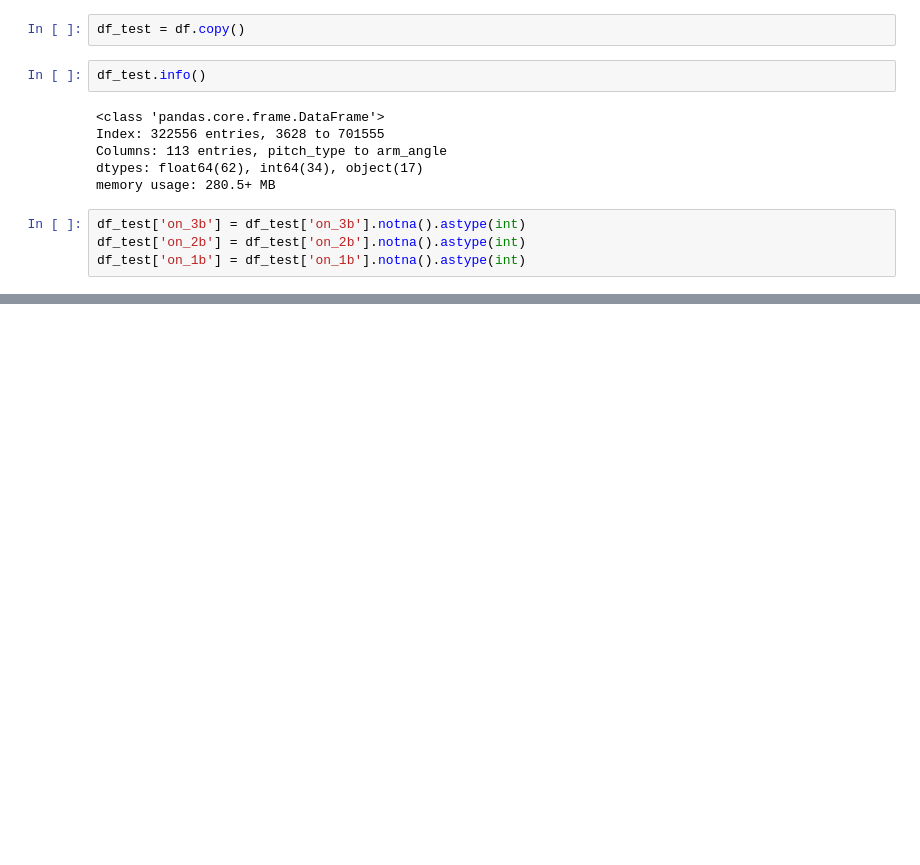
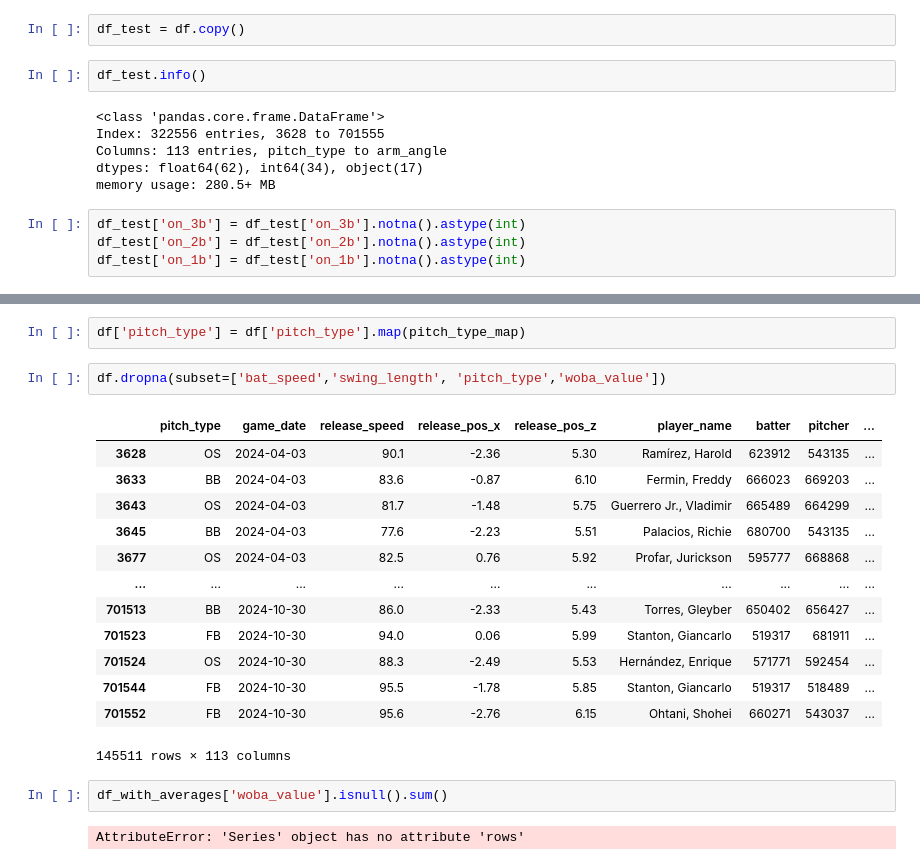
Before and after one commit to matthewbressler/baseballDataChallenge, a Jupyter notebook: Bat_SpeedZScore vs Count.ipynb, the cells around one changed output, grey strips where cells are left out. Cells and saved outputs as stored; diff of their text form; blank space fills up the shorter version.

```diff
--- a/Bat_SpeedZScore vs Count.ipynb
+++ b/Bat_SpeedZScore vs Count.ipynb
@@ -123,0 +236,22 @@ Index: []
+# %%
+df['pitch_type'] = df['pitch_type'].map(pitch_type_map)
+# %%
+df.dropna(subset=['bat_speed','swing_length', 'pitch_type','woba_value'])
+# %% [output]
+|  | pitch_type | game_date | release_speed | release_pos_x | release_pos_z | player_name | batter | pitcher | ... |
+| 3628 | OS | 2024-04-03 | 90.1 | -2.36 | 5.30 | Ramírez, Harold | 623912 | 543135 | ... |
+| 3633 | BB | 2024-04-03 | 83.6 | -0.87 | 6.10 | Fermin, Freddy | 666023 | 669203 | ... |
+| 3643 | OS | 2024-04-03 | 81.7 | -1.48 | 5.75 | Guerrero Jr., Vladimir | 665489 | 664299 | ... |
+| 3645 | BB | 2024-04-03 | 77.6 | -2.23 | 5.51 | Palacios, Richie | 680700 | 543135 | ... |
+| 3677 | OS | 2024-04-03 | 82.5 | 0.76 | 5.92 | Profar, Jurickson | 595777 | 668868 | ... |
+| ... | ... | ... | ... | ... | ... | ... | ... | ... | ... |
+| 701513 | BB | 2024-10-30 | 86.0 | -2.33 | 5.43 | Torres, Gleyber | 650402 | 656427 | ... |
+| 701523 | FB | 2024-10-30 | 94.0 | 0.06 | 5.99 | Stanton, Giancarlo | 519317 | 681911 | ... |
+| 701524 | OS | 2024-10-30 | 88.3 | -2.49 | 5.53 | Hernández, Enrique | 571771 | 592454 | ... |
+| 701544 | FB | 2024-10-30 | 95.5 | -1.78 | 5.85 | Stanton, Giancarlo | 519317 | 518489 | ... |
+| 701552 | FB | 2024-10-30 | 95.6 | -2.76 | 6.15 | Ohtani, Shohei | 660271 | 543037 | ... |
+145511 rows × 113 columns
+# %%
+df_with_averages['woba_value'].isnull().sum()
+# %% [output]
+AttributeError: 'Series' object has no attribute 'rows'
```
Also changed, not shown: parts of 21 cells of this notebook.
